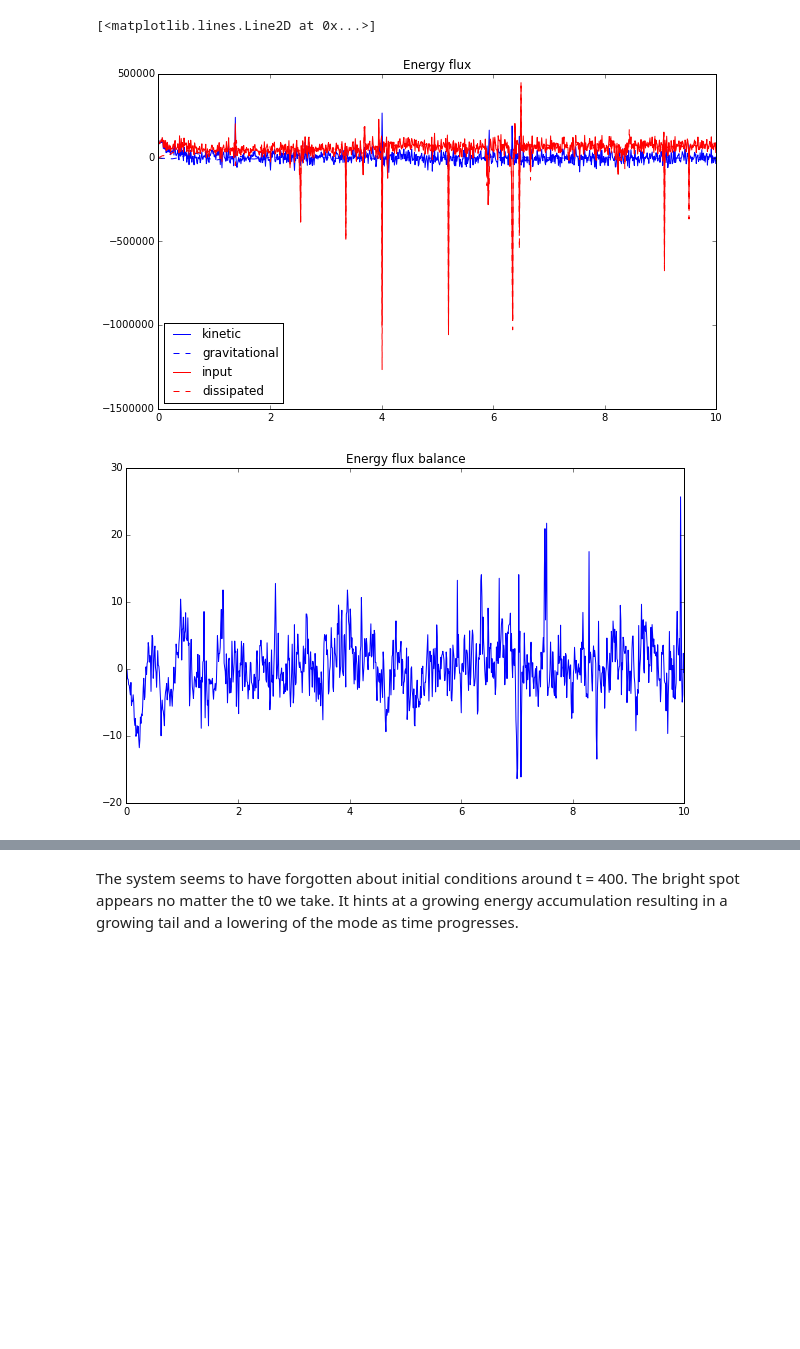
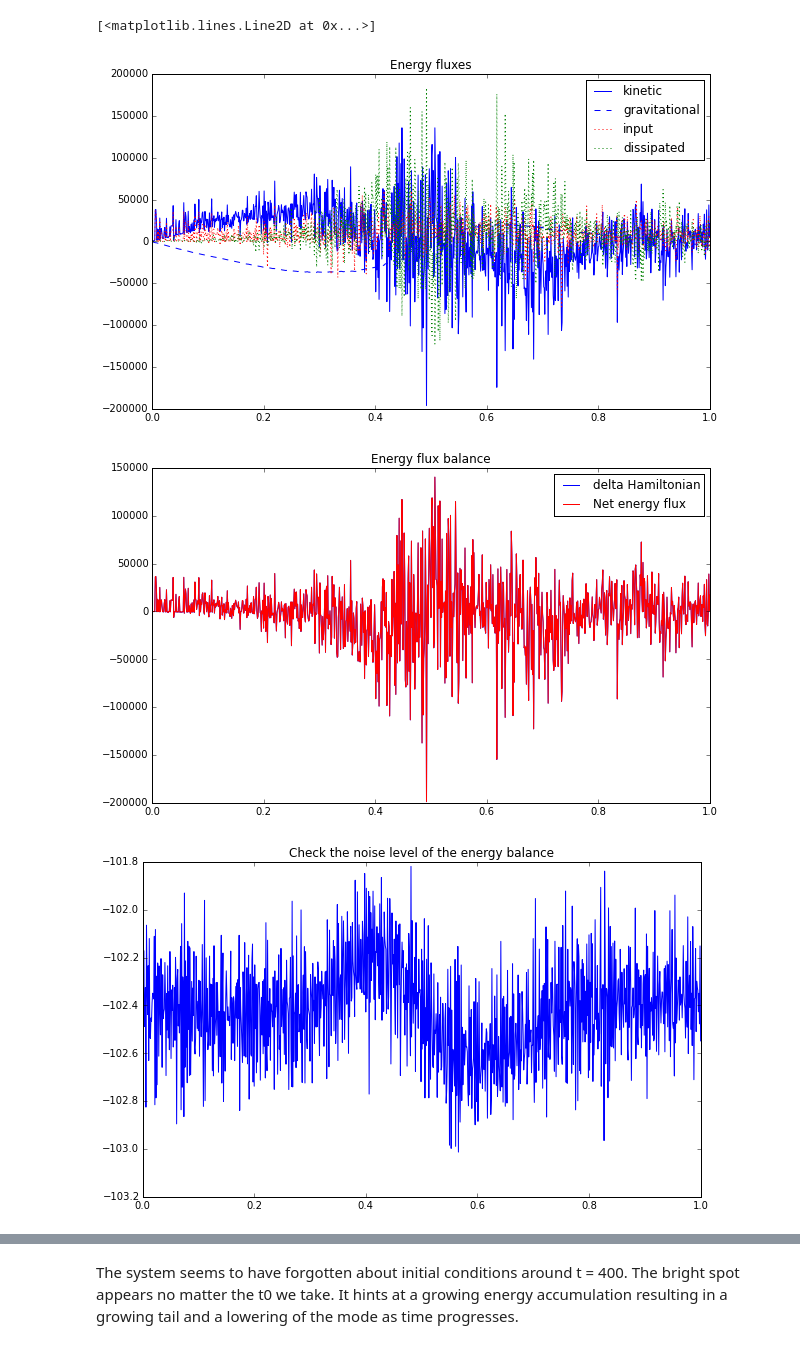
Before and after one commit to corradio/boiling, a Jupyter notebook: Time Analysis.ipynb, the cells around one changed output, grey strips where cells are left out. Saved outputs shown, nothing was run; the diff lists cells and outputs as text; code cells hidden in the pictures; blank space fills up the shorter version.

```diff
--- a/Time Analysis.ipynb
+++ b/Time Analysis.ipynb
@@ -7,13 +8,16 @@ import matplotlib.pyplot as plt
 # - Store timestamps
 # - Store constants
 #X = np.load('convection.npy')
-X = np.loadtxt('opencl/output.csv', delimiter=';')
+
+#X = np.loadtxt('opencl/output.csv', delimiter=';')
+X = np.array(pd.read_csv('opencl/output.csv', delimiter=';', header=None))
 X = X.reshape(X.shape[0], X.shape[1] / 4, 4)
 GRAVITY = -10.0
 
 print X.shape
-dt = 0.01;
+dt = 0.001;
 T = np.array(range(X.shape[0])) * dt;
 
-C = np.loadtxt('opencl/collisions.csv', delimiter=';')
+C = np.loadtxt('opencl/dissipation.csv', delimiter=';')
+print C.shape
 # %% [output]
@@ -62,18 +81,41 @@ plt.plot(T, total_kinetic_energy + total_gravitational_potential_energy - total_
 # %%
 # Energy flux balance
 # d/dt(Hamiltonian) - E_in + E_out = 0
 plt.figure(figsize=(10, 6))
-plt.title('Energy flux')
+plt.title('Energy fluxes')
 plt.plot(T[1:], np.diff(total_kinetic_energy) / dt, 'b')
 plt.plot(T[1:], np.diff(total_gravitational_potential_energy) / dt, '--b')
-plt.plot(T[1:], np.diff(total_cumulative_kinetic_energy_input) / dt, 'r')
-plt.plot(T[1:], np.diff(total_cumulative_kinetic_energy_dissipated) / dt, '--r')
+plt.plot(T[1:], np.diff(total_cumulative_kinetic_energy_input) / dt, ':r')
+plt.plot(T[1:], np.diff(total_cumulative_kinetic_energy_dissipated) / dt, ':g')
 plt.legend(['kinetic', 'gravitational', 'input', 'dissipated'], loc=0)
 
 plt.figure(figsize=(10, 6))
 plt.title('Energy flux balance')
-plt.plot(T[1:], np.diff(total_kinetic_energy + total_gravitational_potential_energy) / dt - np.diff(total_cumulative_kinetic_energy_input) / dt + np.diff(total_cumulative_kinetic_energy_dissipated) / dt)
+plt.plot(T[1:], np.diff(total_kinetic_energy + total_gravitational_potential_energy) / dt)
+plt.plot(T[1:], np.diff(total_cumulative_kinetic_energy_input - total_cumulative_kinetic_energy_dissipated) / dt, 'r')
+plt.legend(['delta Hamiltonian', 'Net energy flux'], loc=0)
+
+D = 1.0 / dt * ( \
+       np.diff(total_kinetic_energy + total_gravitational_potential_energy) \
+     - np.diff(total_cumulative_kinetic_energy_input) \
+     + np.diff(total_cumulative_kinetic_energy_dissipated))
+plt.figure(figsize=(10, 6))
+plt.title('Check the noise level of the energy balance')
+plt.plot(T[1:], D)
+
+def moving_average(a, n=3) :
+    tmp = a.copy()
+    tmp[~np.isfinite(tmp)] = 0
+    tmp = np.cumsum(tmp)
+    tmp[n:] = tmp[n:] - tmp[:-n]
+    return tmp[n - 1:] / n
+
+plt.figure(figsize=(10, 6))
+plt.title('Check that a filtering removes the noise at that scale')
+n=50; plt.plot(moving_average(D, n))
+#ax2 = plt.gca().twinx(); ax2.plot(np.diff(total_kinetic_energy))
 # %% [output]
 [<matplotlib.lines.Line2D at 0x...>]
-[figure, old version]
+[figure, new version]
-[figure, old version]
+[figure, new version]
+[figure, added]
```
Also changed, not shown: parts of 18 cells of this notebook, 2 other files.
